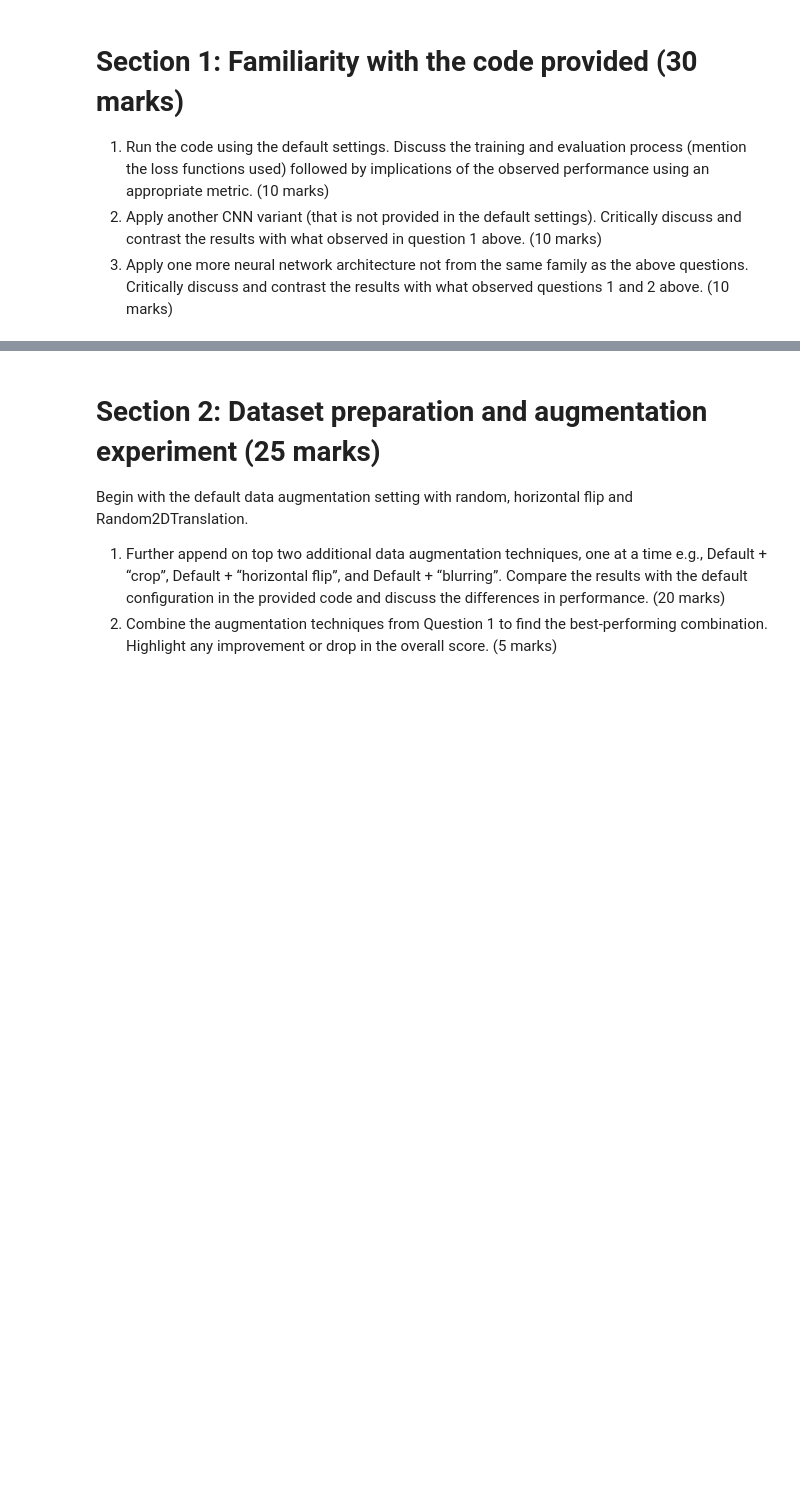
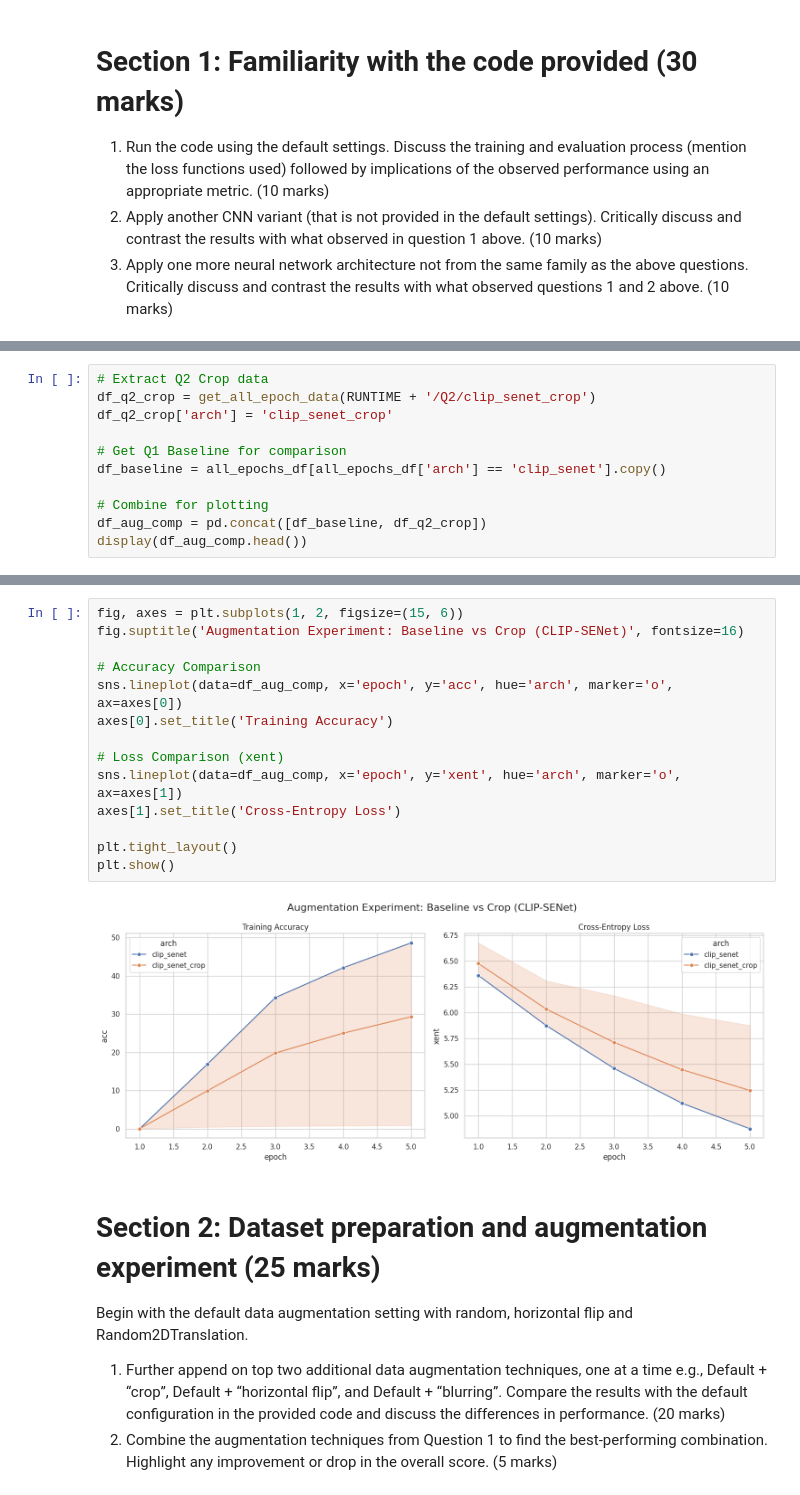
Before and after one commit to LampOfSocrates/reid, a Jupyter notebook: EEEM071_CourseWork_3103.ipynb, the cells around one changed output, grey strips where cells are left out. Drawn from its saved outputs; the diff is of its cells as text; blank space fills up the shorter version.

```diff
--- a/EEEM071_CourseWork_3103.ipynb
+++ b/EEEM071_CourseWork_3103.ipynb
@@ -441,0 +540,11 @@ plt.show()
+# %%
+# Extract Q2 Crop data
+df_q2_crop = get_all_epoch_data(RUNTIME + '/Q2/clip_senet_crop')
+df_q2_crop['arch'] = 'clip_senet_crop'
+
+# Get Q1 Baseline for comparison
+df_baseline = all_epochs_df[all_epochs_df['arch'] == 'clip_senet'].copy()
+
+# Combine for plotting
+df_aug_comp = pd.concat([df_baseline, df_q2_crop])
+display(df_aug_comp.head())
@@ -442,3 +559,19 @@ plt.show()
+# %%
+fig, axes = plt.subplots(1, 2, figsize=(15, 6))
+fig.suptitle('Augmentation Experiment: Baseline vs Crop (CLIP-SENet)', fontsize=16)
+
+# Accuracy Comparison
+sns.lineplot(data=df_aug_comp, x='epoch', y='acc', hue='arch', marker='o', ax=axes[0])
+axes[0].set_title('Training Accuracy')
+
+# Loss Comparison (xent)
+sns.lineplot(data=df_aug_comp, x='epoch', y='xent', hue='arch', marker='o', ax=axes[1])
+axes[1].set_title('Cross-Entropy Loss')
+
+plt.tight_layout()
+plt.show()
+# %% [output]
+[figure, added]
 # %% [markdown]
 # Section 2: Dataset preparation and augmentation experiment (25 marks)
 
```
Also changed, not shown: parts of 9 cells of this notebook.
